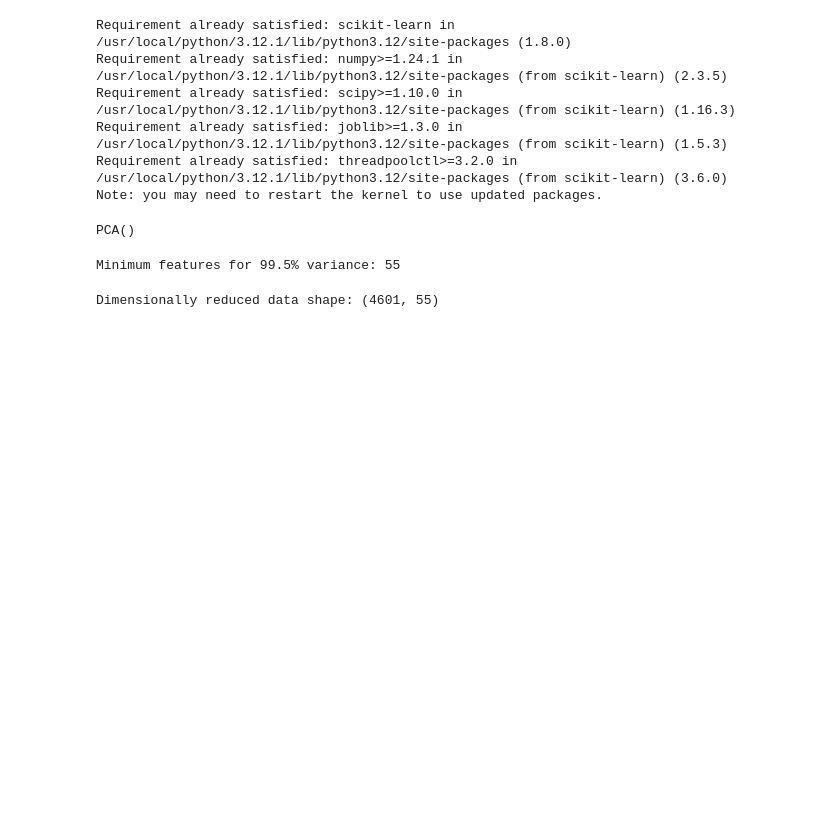
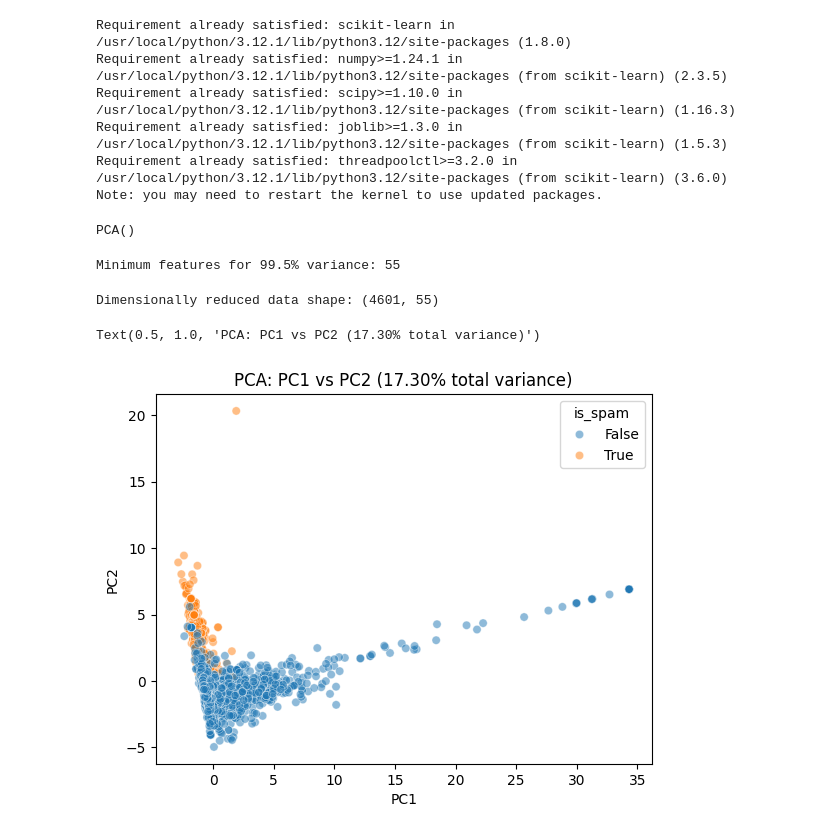
Before and after one commit to sba25360-byte/L7-Data-Exploration, a Jupyter notebook: Data_Exploration.ipynb, the cells around one changed output. Drawn from its saved outputs; the diff is of its cells as text; code cells hidden in the pictures; blank space fills up the shorter version.

```diff
--- a/Data_Exploration.ipynb
+++ b/Data_Exploration.ipynb
@@ -146,3 +146,14 @@ df_pca = pd.DataFrame(X_pca, columns=[f'PC{i+1}' for i in range(n_components)])
 print(f"Dimensionally reduced data shape: {df_pca.shape}")
 # %% [output]
 Dimensionally reduced data shape: (4601, 55)
+# %%
+pca = PCA(n_components=10)
+X_pca = pca.fit_transform(X_scaled)
+df_pca = pd.DataFrame(X_pca, columns=[f'PC{i+1}' for i in range(10)])
+df_pca['is_spam'] = y.values
+# %%
+sns.scatterplot(data=df_pca, x='PC1', y='PC2', hue='is_spam', alpha=0.5)
+plt.title(f'PCA: PC1 vs PC2 ({pca.explained_variance_ratio_[:2].sum():.2%} total variance)')
+# %% [output]
+Text(0.5, 1.0, 'PCA: PC1 vs PC2 (17.30% total variance)')
+[figure, added]
```
